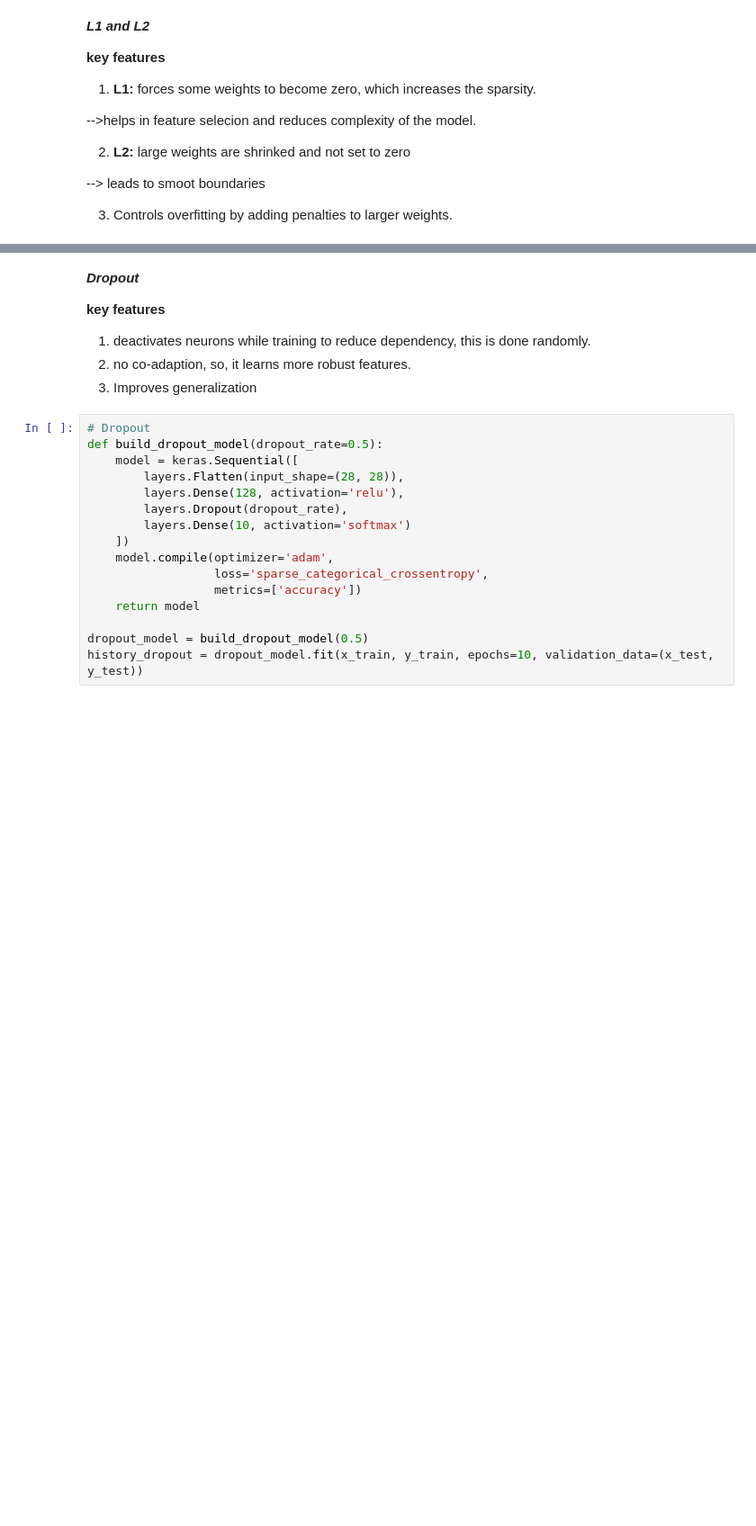
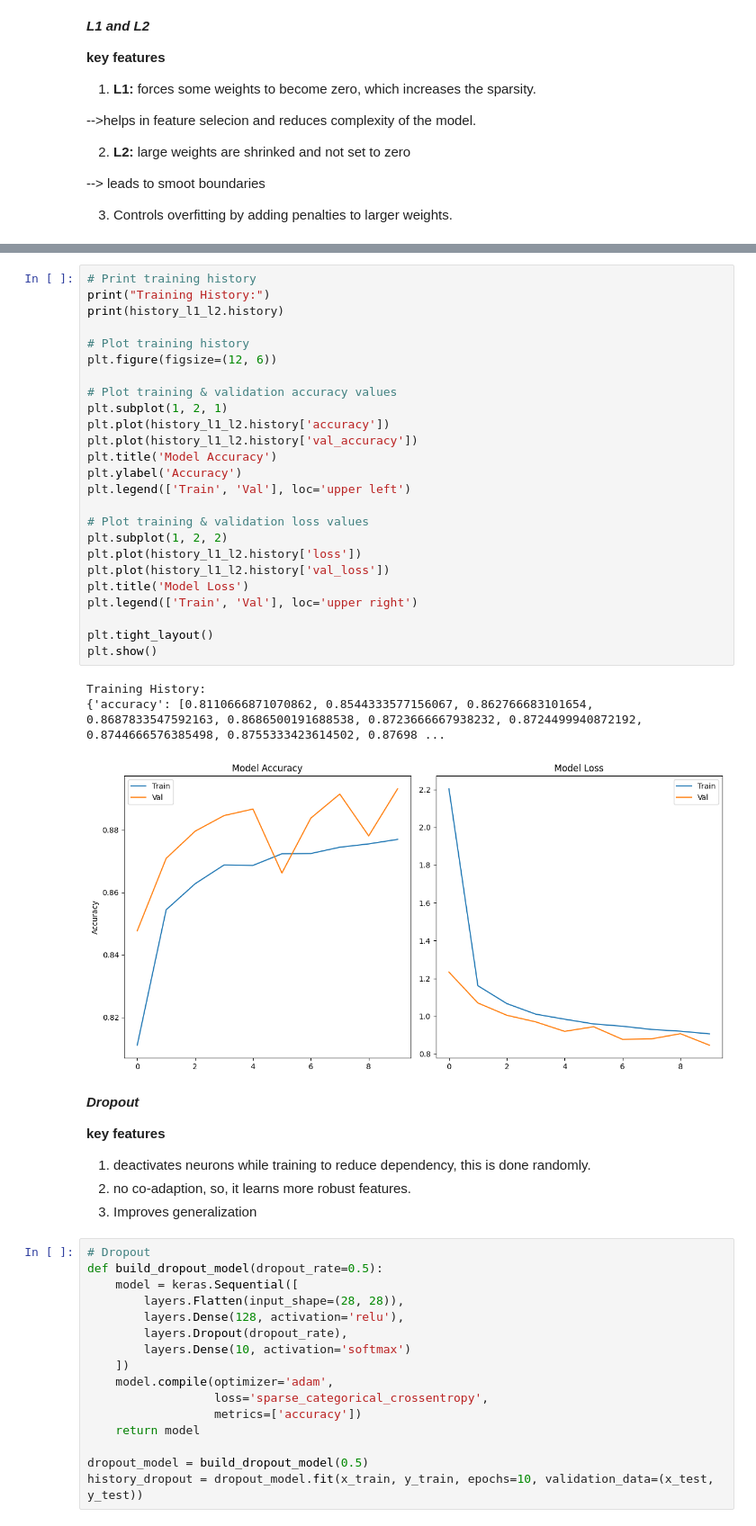
Before and after one commit to mrunalini-ch/Deep-Learning, a Jupyter notebook: DL_lab_2(regularization).ipynb, the cells around one changed output, grey strips where cells are left out. Shown: that part at 90% size. Saved outputs shown, nothing was run; the diff lists cells and outputs as text; blank space fills up the shorter version.

```diff
--- a/DL_lab_2(regularization).ipynb
+++ b/DL_lab_2(regularization).ipynb
@@ -123,3 +152,32 @@ Epoch 10/10
+# %%
+# Print training history
+print("Training History:")
+print(history_l1_l2.history)
+
+# Plot training history
+plt.figure(figsize=(12, 6))
+
+# Plot training & validation accuracy values
+plt.subplot(1, 2, 1)
+plt.plot(history_l1_l2.history['accuracy'])
+plt.plot(history_l1_l2.history['val_accuracy'])
+plt.title('Model Accuracy')
+plt.ylabel('Accuracy')
+plt.legend(['Train', 'Val'], loc='upper left')
+
+# Plot training & validation loss values
+plt.subplot(1, 2, 2)
+plt.plot(history_l1_l2.history['loss'])
+plt.plot(history_l1_l2.history['val_loss'])
+plt.title('Model Loss')
+plt.legend(['Train', 'Val'], loc='upper right')
+
+plt.tight_layout()
+plt.show()
+# %% [output]
+Training History:
+{'accuracy': [0.8110666871070862, 0.8544333577156067, 0.862766683101654, 0.8687833547592163, 0.8686500191688538, 0.8723666667938232, 0.8724499940872192, 0.8744666576385498, 0.8755333423614502, 0.87698 ...
+[figure, added]
 # %% [markdown]
 ***Dropout***
 
```
Also changed, not shown: parts of 36 cells of this notebook.
